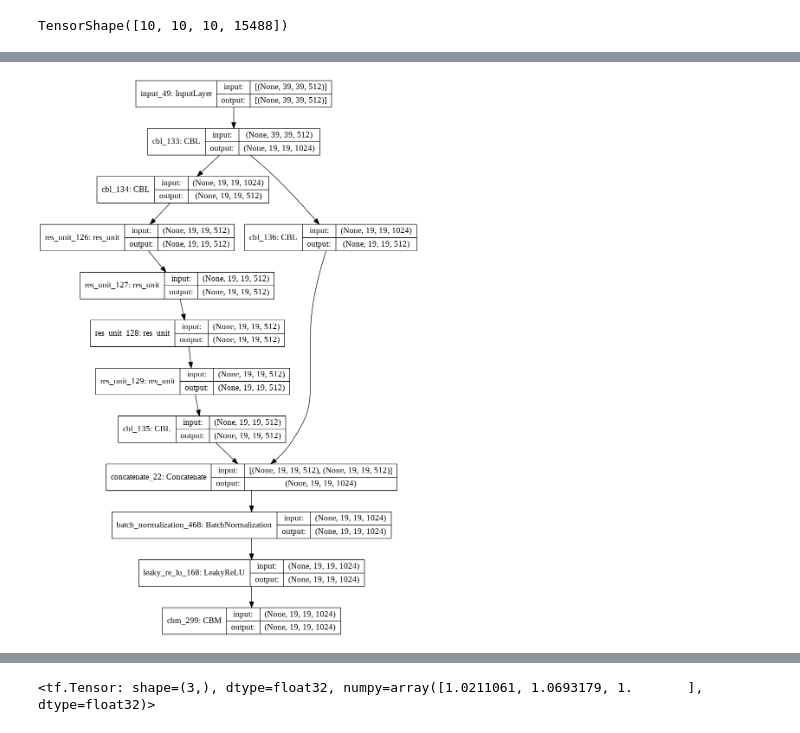
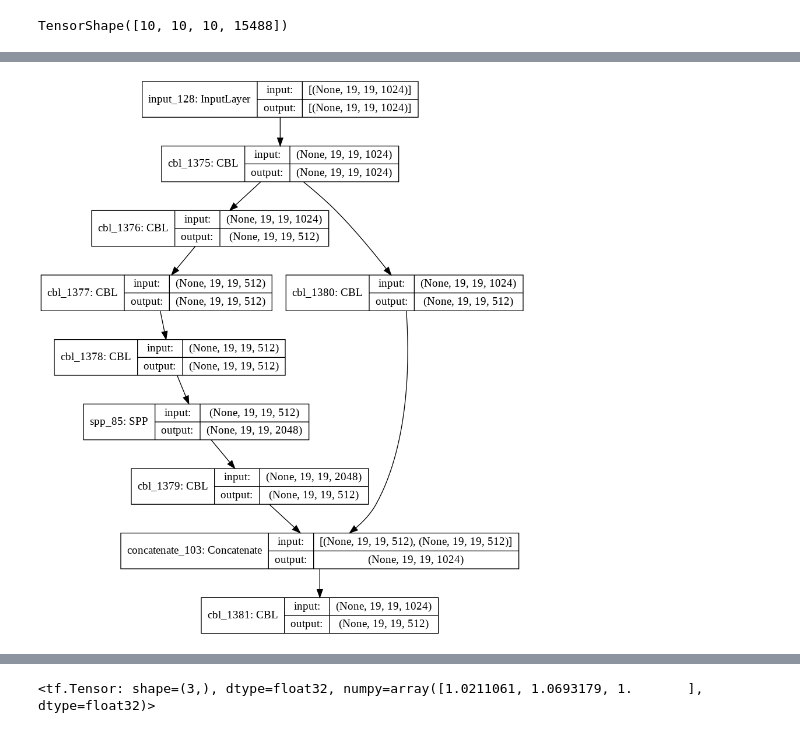
Before and after one commit to YuenFuiLau/Google-Colab, a Jupyter notebook: tensorflow_dev.ipynb, the cells around one changed output, grey strips where cells are left out. Cells and saved outputs as stored; diff of their text form; code cells hidden in the pictures.

```diff
--- a/tensorflow_dev.ipynb
+++ b/tensorflow_dev.ipynb
@@ -1183,57 +1576,25 @@ plot_model(model,show_shapes=True, show_layer_names=True)
 # %%
-#CSP4 in : 39 x 39 x 512 out :
-CSPX_info = {}
+rCSP_info = {}
 
-#num_of_res_unit
-CSPX_info["num_of_res_unit"] = 4
-
-#res_unit_info
-
-res_unit_1 = {}
-res_unit_1["CBM_1"] = (512,1,1,"same")
-res_unit_1["CBM_2"] = (512,3,1,"same")
-CSPX_info["res_unit_1"] = res_unit_1
-
-res_unit_2 = {}
-res_unit_2["CBM_1"] = (512,1,1,"same")
-res_unit_2["CBM_2"] = (512,3,1,"same")
-CSPX_info["res_unit_2"] = res_unit_2
-
-res_unit_3 = {}
-res_unit_3["CBM_1"] = (512,1,1,"same")
-res_unit_3["CBM_2"] = (512,3,1,"same")
-CSPX_info["res_unit_3"] = res_unit_3
-
-res_unit_4 = {}
-res_unit_4["CBM_1"] = (512,1,1,"same")
-res_unit_4["CBM_2"] = (512,3,1,"same")
-CSPX_info["res_unit_4"] = res_unit_4
+rCSP_info["CBL_1"] = (1024,3,1,"same")
+rCSP_info["CBL_2"] = (512,1,1,"same")
+rCSP_info["CBL_3"] = (512,3,1,"same")
+rCSP_info["CBL_4"] = (512,3,1,"same")
+rCSP_info["CBL_5"] = (512,1,1,"same")
+rCSP_info["CBL_6"] = (512,3,1,"same")
+rCSP_info["CBL_7"] = (512,1,1,"same")
 
 
-#CBL_1
-CSPX_info["CBL_1"] = (1024,3,2,"valid")
-
-#CBL_2
-CSPX_info["CBL_2"] = (512,1,1,"same")
-
-#CBL_3
-CSPX_info["CBL_3"] = (512,3,1,"same")
-
-#CBL_4
-CSPX_info["CBL_4"] = (512,3,1,"same")
-
-#CBM_1
-CSPX_info["CBM_1"] = (1024,1,1,"same")
 
 initializer = tf.random_normal_initializer()
-k = tf.Variable(initial_value=initializer(shape=(10,39,39,512),dtype="float64"))
+k = tf.Variable(initial_value=initializer(shape=(10,19,19,1024),dtype="float64"))
 in_x = tf.keras.layers.Input(shape=tuple(k.get_shape().as_list()[1:]))
 
-y = CSPX(CSPX_info)
+y = rCSP(rCSP_info)
 model = y.graph_model(tuple(in_x.get_shape().as_list()[1:]))
 plot_model(model,show_shapes=True, show_layer_names=True)
 # %% [output]
-[figure, old version]
+[figure, new version]
 # %%
 
 res = tf.keras.layers.Lambda(Mish)(x)
```
Also changed, not shown: parts of 15 cells of this notebook.
